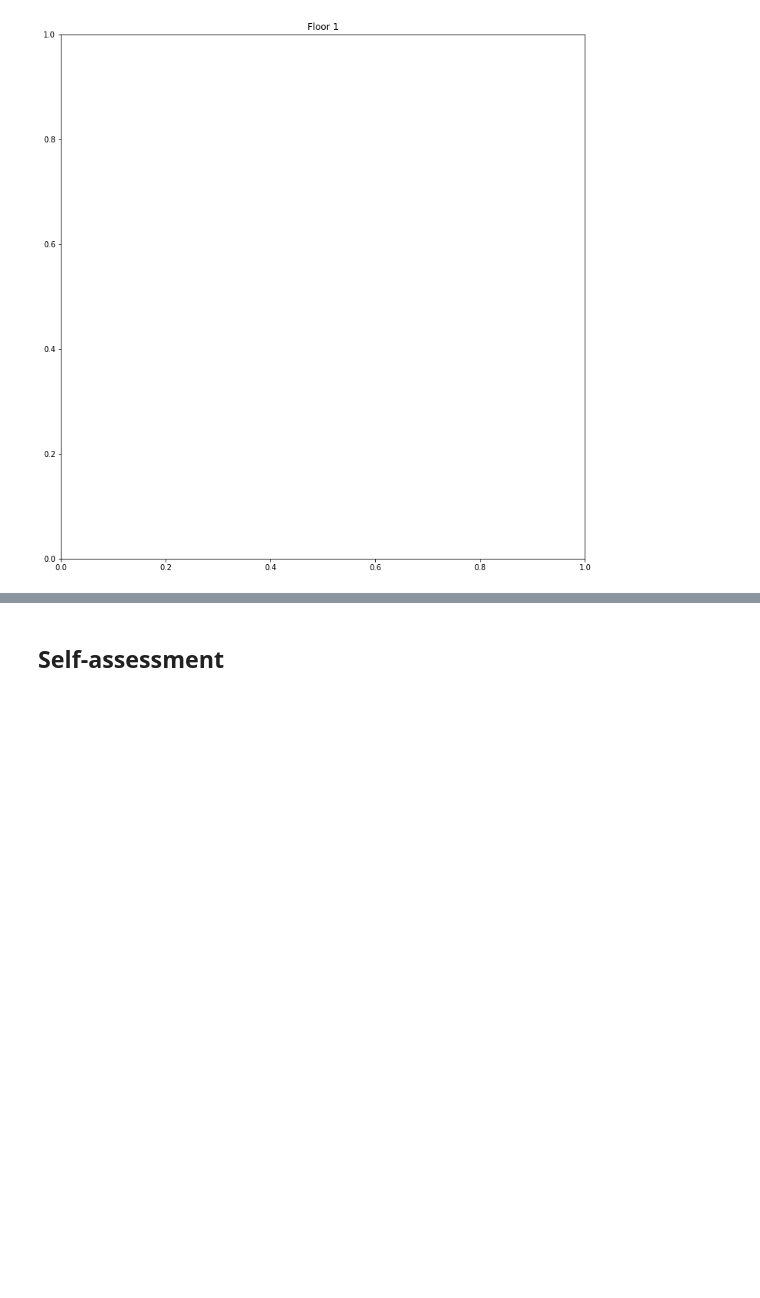
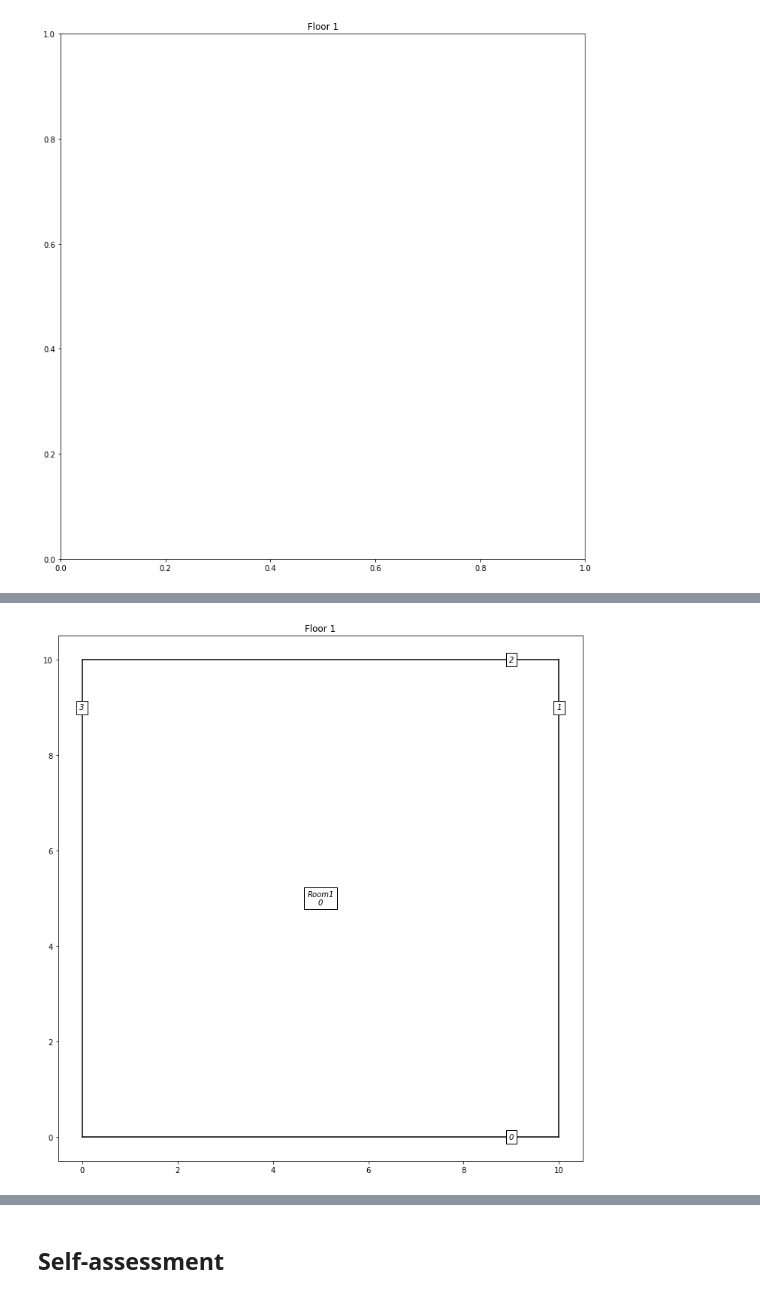
Before and after one commit to karim-zaidi/digital_twin, a Jupyter notebook: Showcase.ipynb, the cells around one changed output, grey strips where cells are left out. Drawn from its saved outputs; the diff is of its cells as text; code cells hidden in the pictures; blank space fills up the shorter version.

```diff
--- a/Showcase.ipynb
+++ b/Showcase.ipynb
@@ -214,0 +95,6 @@ building.visualize_clusters(1, data, 4, 3)
+# %%
+# 1st room
+building.add_area(floor_name=1, name='Room1', dividers_id=[0, 1, 2, 3])
+building.visualize()
+# %% [output]
+[figure, added]
```
Also changed, not shown: parts of 42 cells of this notebook, 1 other file.
